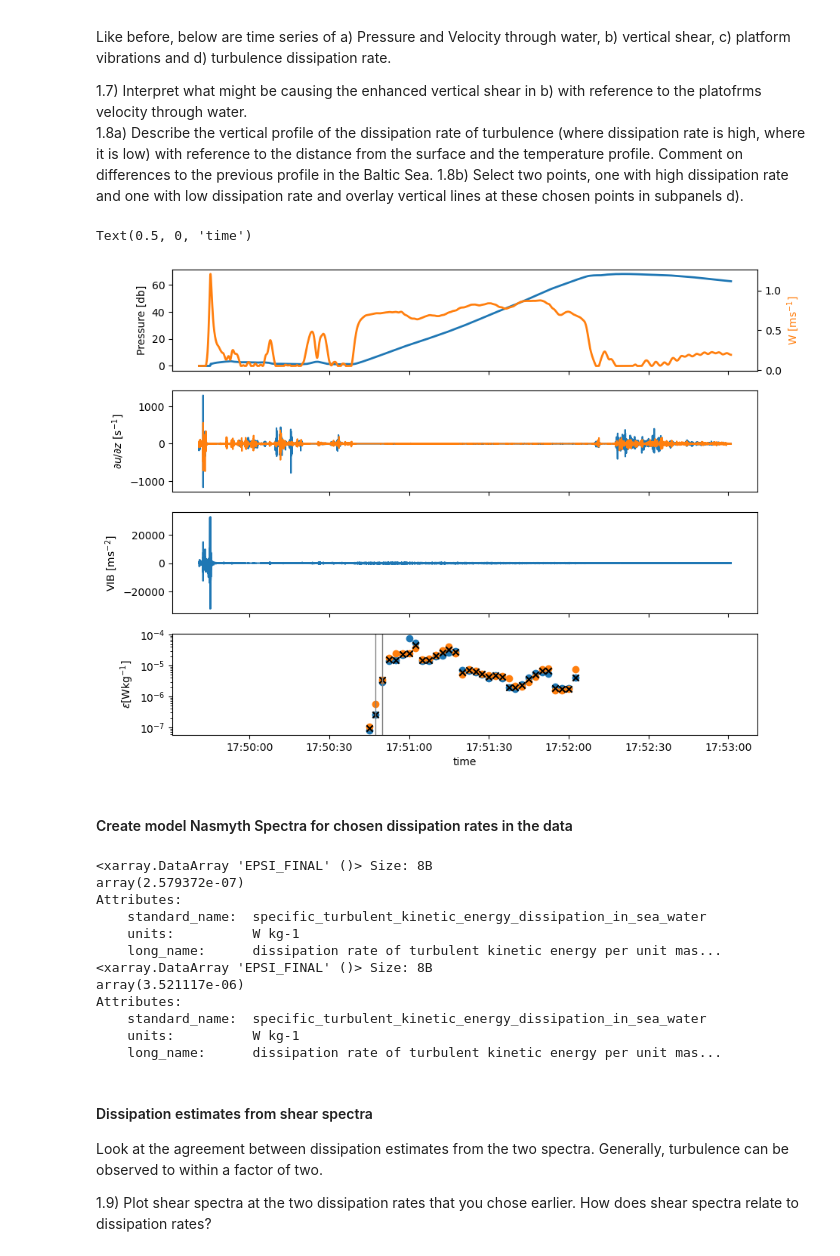
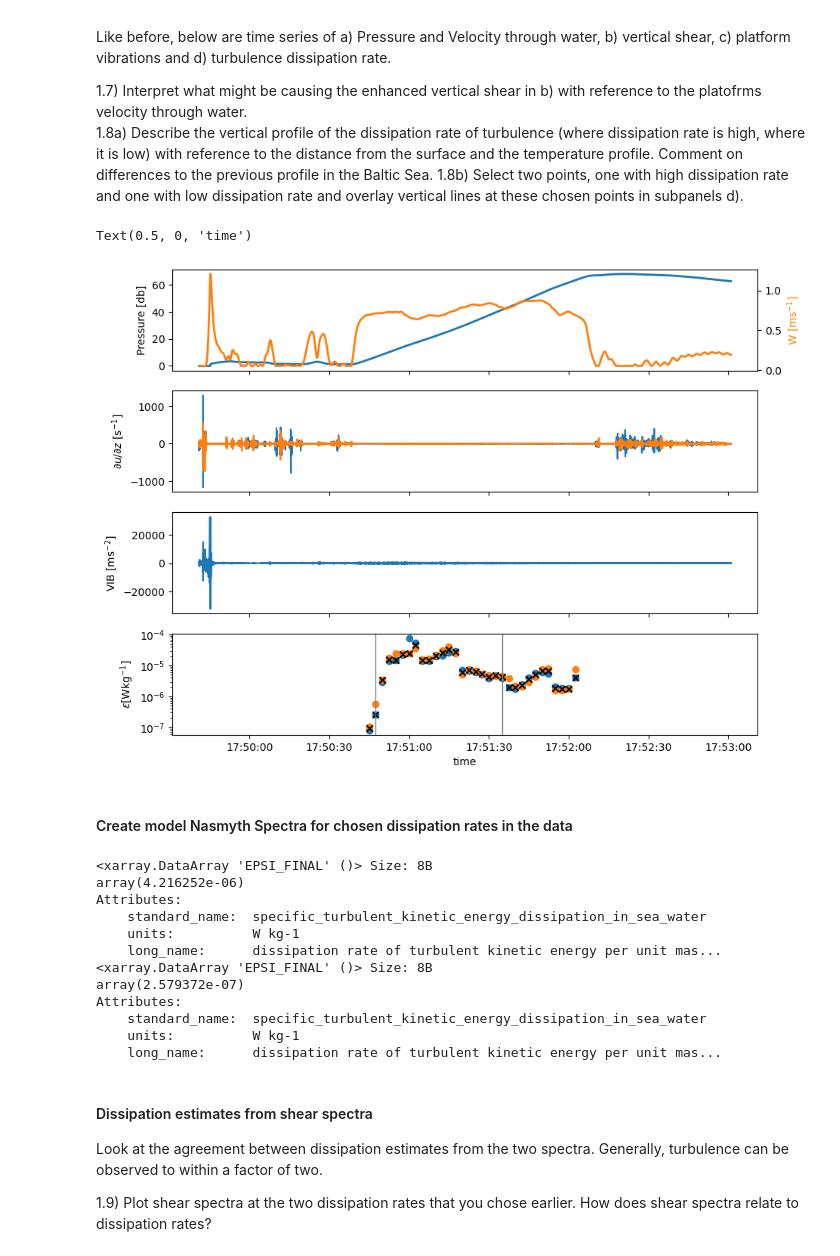
Before and after one commit to isgiddy/intro_to_turbulence, a Jupyter notebook: obs_of_shear.ipynb, the cells around one changed output. Cells and saved outputs as stored; diff of their text form; code cells hidden in the pictures.

```diff
--- a/obs_of_shear.ipynb
+++ b/obs_of_shear.ipynb
@@ -324,36 +344,36 @@ ax[0].set_ylabel('Pressure [db]')
 axa=ax[0].twinx()
 axa.plot(dat_hL2.TIME,dat_hL2.PSPD_REL,c='tab:orange',lw=2)
 axa.set_ylabel('W [ms$^{-1}$]',c='tab:orange')
 
 
 ax[1].plot(dat_hL2.TIME,dat_hL2.SHEAR[0,:])
 ax[1].plot(dat_hL2.TIME,dat_hL2.SHEAR[1,:])
 
 ax[1].set_ylabel(r'$\partial u / \partial z$ [s$^{-1}$]')
 
 ax[2].plot(dat_hL2.TIME,dat_hL2.VIB[0,:])
 ax[2].set_ylabel(r'VIB [ms$^{-2}$]')
 
 
 ax[3].scatter(dat_hL4.TIME,dat_hL4.EPSI[0,:],label=r'$\epsilon_1$')
 ax[3].scatter(dat_hL4.TIME,dat_hL4.EPSI[1,:],label=r'$\epsilon_2$')
 ax[3].scatter(dat_hL4.TIME,dat_hL4.EPSI_FINAL,c='k',marker='x',label=r'$\epsilon$')
 
 
 ### EDIT HERE, only dummies used
 #identify two regions of dissipation (strong versus quiescent)
-i= 1   # strong dissipation
-j= 2   # weak dissipation
+i= 20   # strong dissipation
+j= 1   # weak dissipation
 
 ax[3].axvline(pd.to_datetime(dat_hL4.TIME[i].values),c='grey',lw=1)
 ax[3].axvline(pd.to_datetime(dat_hL4.TIME[j].values),c='grey',lw=1)
 
 ax[3].set_yscale('log')
 ax[3].set_ylabel(r'$\epsilon \mathrm{[W kg^{-1}]}$')
 ax[3].set_xlabel('time')
 # %% [output]
 Text(0.5, 0, 'time')
-[figure, old version]
+[figure, new version]
 # %% [markdown]
 #### Create model Nasmyth Spectra for chosen dissipation rates in the data
 # %%
@@ -367,18 +387,18 @@ print(dat_hL4.EPSI_FINAL[j])
 knas_weak = np.linspace(0,100,len(dat_hL3.KCYC[:,j]))
 nasmyth_weak = Nasfunc(knas_weak,dat_hL4.EPSI_FINAL[j].values)
 # %% [output]
+<xarray.DataArray 'EPSI_FINAL' ()> Size: 8B
+array(4.216252e-06)
+Attributes:
+    standard_name:  specific_turbulent_kinetic_energy_dissipation_in_sea_water
+    units:          W kg-1
+    long_name:      dissipation rate of turbulent kinetic energy per unit mas...
 <xarray.DataArray 'EPSI_FINAL' ()> Size: 8B
 array(2.579372e-07)
 Attributes:
     standard_name:  specific_turbulent_kinetic_energy_dissipation_in_sea_water
     units:          W kg-1
     long_name:      dissipation rate of turbulent kinetic energy per unit mas...
-<xarray.DataArray 'EPSI_FINAL' ()> Size: 8B
-array(3.521117e-06)
-Attributes:
-    standard_name:  specific_turbulent_kinetic_energy_dissipation_in_sea_water
-    units:          W kg-1
-    long_name:      dissipation rate of turbulent kinetic energy per unit mas...
 # %% [markdown]
 #### Dissipation estimates from shear spectra
 
```
Also changed, not shown: parts of 11 cells of this notebook, 4 other files.
